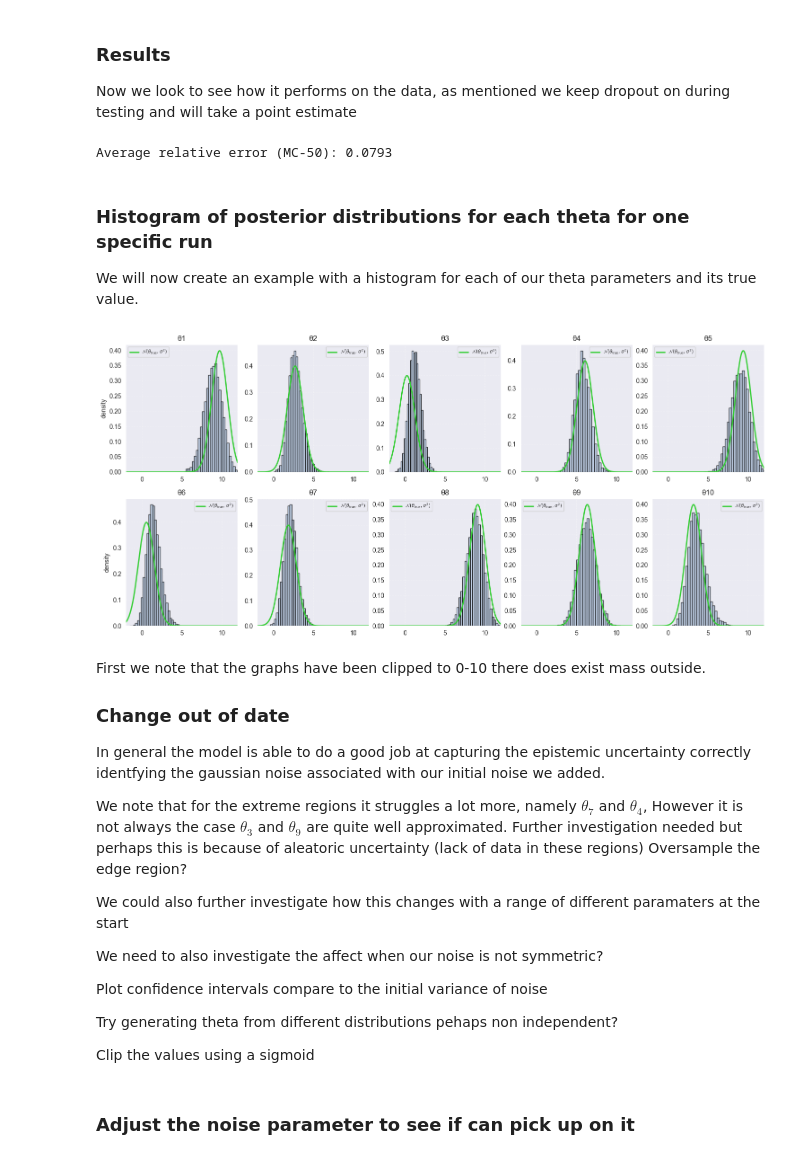
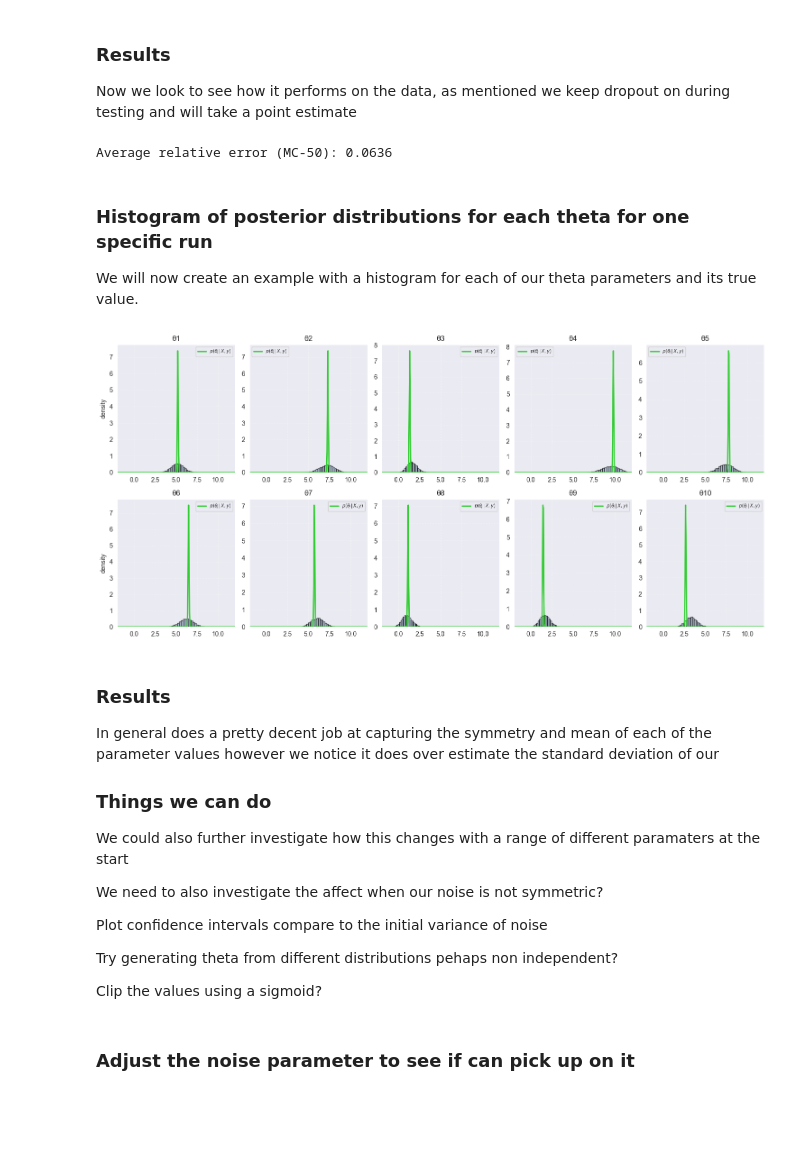
Before and after one commit to ob24-ic/MastersThesis, a Jupyter notebook: SummaryStatisticNN/LinearExampleWithDropout.ipynb, the cells around one changed output. Cells and saved outputs as stored; diff of their text form; code cells hidden in the pictures; blank space fills up the shorter version.

Commit message:
Fixed the posterior, I think correct now? also added some residual plots at end. The network signifcantly overestimates the noise levels

```diff
--- a/SummaryStatisticNN/LinearExampleWithDropout.ipynb
+++ b/SummaryStatisticNN/LinearExampleWithDropout.ipynb
@@ -21,8 +25,8 @@ Can change the parameters here and re-run
 no_params = 10
 epochs = 200
 patience_early_stopping = 10  # Early-stopping window
-neurons_per_layer = 128
-dropout_prob = 0.2
+neurons_per_layer = [128, 128]
+dropout_probs = [0.2, 0.2]
 always_on_dropout = True  # Keep dropout active at test time
 
 batch_size = 256  # tf.data batch size
@@ -78,8 +82,8 @@ class NN(Model):
 
     def __init__(self,
                  no_params: int,
-                 neurons: int,
-                 dropout_prob: float = 0.0,
+                 neurons: list,
+                 dropout_probs: list,
                  always_on_dropout: bool = False):
         super(NN, self).__init__(name='NN')  # inherits the parent class and names it (for debugging)
 
@@ -87,11 +91,15 @@ class NN(Model):
         self.no_params = no_params  # number of parameters we output
         self.always_on_dropout = always_on_dropout  # if true then we leave on for test passes
 
-        # Define our layers
-        self.l1 = Dense(neurons, activation='relu', name='l1')
-        self.do1 = Dropout(rate=dropout_prob, name='do1')  # dropout layer 1
-        self.l2 = Dense(neurons, activation='relu', name='l2')
-        self.do2 = Dropout(rate=dropout_prob, name='do2')  # dropout layer 2
+        # Define our layers - we will loop over creating the required hidden and dropout layers
+        self.norm = tf.keras.layers.Normalization(axis=-1, name="input_norm")
+
+        self.hidden_layers = []
+
+        for size, p in zip(neurons, dropout_probs):
+            self.hidden_layers.append(tf.keras.layers.Dense(size, activation="relu"))
+            self.hidden_layers.append(tf.keras.layers.Dropout(rate=p))
+
         self.out = Dense(no_params, activation="linear", name="out")  # Applies linear activation
 
     def call(self,
@@ -101,12 +109,14 @@ class NN(Model):
         dropout_flag = training or self.always_on_dropout
 
         # Apply our custom layers
-        x = self.l1(inputs)
-        x = self.do1(x, training=dropout_flag)
-        x = self.l2(x)
-        x = self.do2(x, training=dropout_flag)
-        x = self.out(x)
-        return x  # output size = no_params
+        x = self.norm(inputs)
+        # every second layer is a Dropout, so we toggle `training` only on those
+        for layer in self.hidden_layers:
+            if isinstance(layer, tf.keras.layers.Dropout):
+                x = layer(x, training=dropout_flag)
+            else:
+                x = layer(x)
+        return self.out(x)
 # %% [markdown]
 ### Dataset generation
 
@@ -184,6 +194,9 @@ input_size = no_params ** 2 + 2 * no_params + 1
 
 myNN = NN(neurons=neurons_per_layer,
           no_params=no_params,
-          dropout_prob=dropout_prob,
+          dropout_probs=dropout_probs,
           always_on_dropout=always_on_dropout)
+
+myNN.norm.adapt(train_ds.map(lambda x, y: x))
+
 myNN.compile(loss='mse', optimizer="adam")
@@ -284,7 +301,7 @@ avg_re = average_relative_error(
 )
 print(f"Average relative error (MC-{mc_samples}): {avg_re:.4f}")
 # %% [output]
-Average relative error (MC-50): 0.0793
+Average relative error (MC-50): 0.0636
 # %% [markdown]
 ### Histogram of posterior distributions for each theta for one specific run
 
@@ -369,16 +429,15 @@ def plot_single_dataset_posterior(model: tf.keras.Model,
     plt.tight_layout()
     plt.show()
 # %%
-plot_single_dataset_posterior(model=myNN, mc_samples=10_000)
+plot_single_dataset_posterior(model=myNN, mc_samples=10_000, noise_std=noise_std)
 # %% [output]
-[figure, old version]
+[figure, new version]
 # %% [markdown]
-First we note that the graphs have been clipped to 0-10 there does exist mass outside.
+### Results
 
-### Change out of date
-In general the model is able to do a good job at capturing the epistemic uncertainty correctly identfying the gaussian noise associated with our initial noise we added.
+In general does a pretty decent job at capturing the symmetry and mean of each of the parameter values however we notice it does over estimate the standard deviation of our
 
-We note that for the extreme regions it struggles a lot more, namely $\theta_7$ and $\theta_4$, However it is not always the case $\theta_3$ and $\theta_9$ are quite well approximated. Further investigation needed but perhaps this is because of aleatoric uncertainty (lack of data in these regions) Oversample the edge region?
+### Things we can do
 
 We could also further investigate how this changes with a range of different paramaters at the start
 
@@ -388,7 +447,7 @@ Plot confidence intervals compare to the initial variance of noise
 
 Try generating theta from different distributions pehaps non independent?
 
-Clip the values using a sigmoid
+Clip the values using a sigmoid?
 # %% [markdown]
 ### Adjust the noise parameter to see if can pick up on it
 # %%
```
Also changed, not shown: parts of 19 cells of this notebook.
